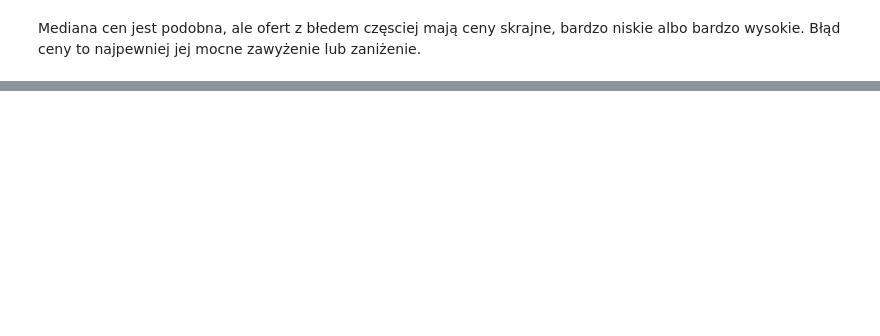
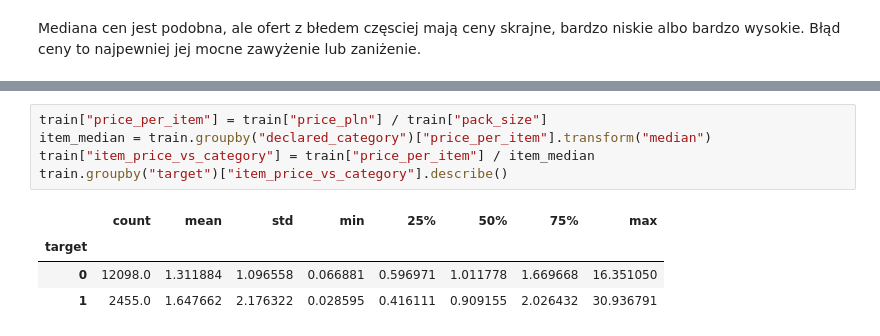
Before and after one commit to KrystianRodziewicz/catalogue-errors, a Jupyter notebook: notebooks/eda.ipynb, the cells around one changed output, grey strips where cells are left out. Cells and saved outputs as stored; diff of their text form; blank space fills up the shorter version.

```diff
--- a/notebooks/eda.ipynb
+++ b/notebooks/eda.ipynb
@@ -149,0 +168,10 @@ Mediana cen jest podobna, ale ofert z błedem częsciej mają ceny skrajne, bard
+# %%
+train["price_per_item"] = train["price_pln"] / train["pack_size"]
+item_median = train.groupby("declared_category")["price_per_item"].transform("median")
+train["item_price_vs_category"] = train["price_per_item"] / item_median
+train.groupby("target")["item_price_vs_category"].describe()
+# %% [output]
+|  | count | mean | std | min | 25% | 50% | 75% | max |
+| target |  |  |  |  |  |  |  |  |
+| 0 | 12098.0 | 1.311884 | 1.096558 | 0.066881 | 0.596971 | 1.011778 | 1.669668 | 16.351050 |
+| 1 | 2455.0 | 1.647662 | 2.176322 | 0.028595 | 0.416111 | 0.909155 | 2.026432 | 30.936791 |
```
Also changed, not shown: parts of 10 cells of this notebook.
